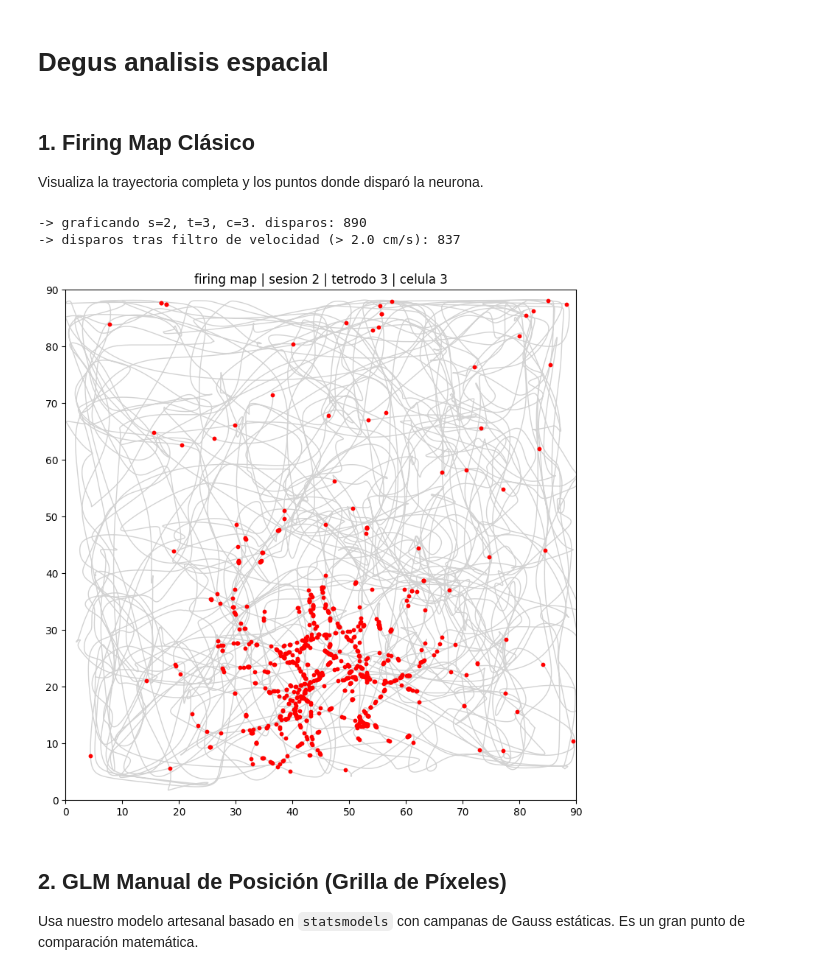
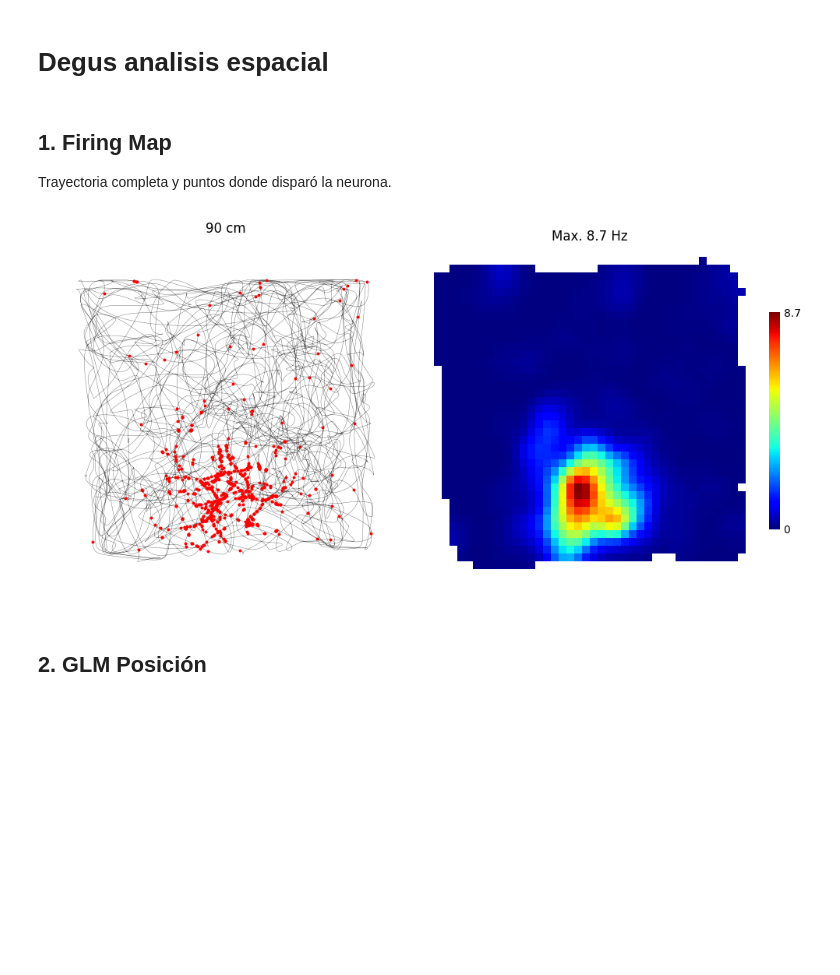
Before and after one commit to tomasroko1/Octodon-Degus, a Jupyter notebook: playground.ipynb, the cells around one changed output. Cells and saved outputs as stored; diff of their text form; code cells hidden in the pictures; blank space fills up the shorter version.

```diff
--- a/playground.ipynb
+++ b/playground.ipynb
@@ -13,20 +13,15 @@ from scripts.utils import (
     get_gam_viewpoint_1d, graficar_gam_viewpoint_1d
 )
 # %% [markdown]
-## 1. Firing Map Clásico
-Visualiza la trayectoria completa y los puntos donde disparó la neurona.
+## 1. Firing Map
+Trayectoria completa y puntos donde disparó la neurona.
 # %%
 sesion, tetrodo, neurona = 2, 3, 3
 bin_size = 0.1
 
-firing_map(sesion, tetrodo, neurona)
 rate_map(sesion, tetrodo, neurona)
 # %% [output]
--> graficando s=2, t=3, c=3. disparos: 890
--> disparos tras filtro de velocidad (> 2.0 cm/s): 837
-[figure, old version]
+[figure, new version]
 # %% [markdown]
-## 2. GLM Manual de Posición (Grilla de Píxeles)
-Usa nuestro modelo artesanal basado en `statsmodels` con campanas de Gauss estáticas.
-Es un gran punto de comparación matemática.
+## 2. GLM Posición
 # %%
```
Also changed, not shown: parts of 5 cells of this notebook, 1 other file.
